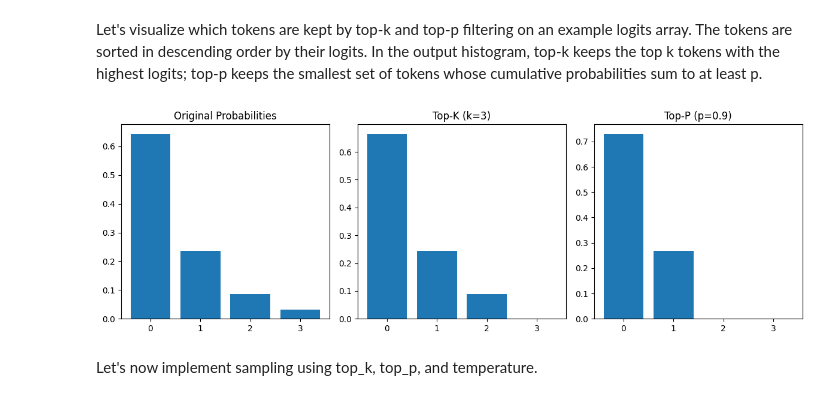
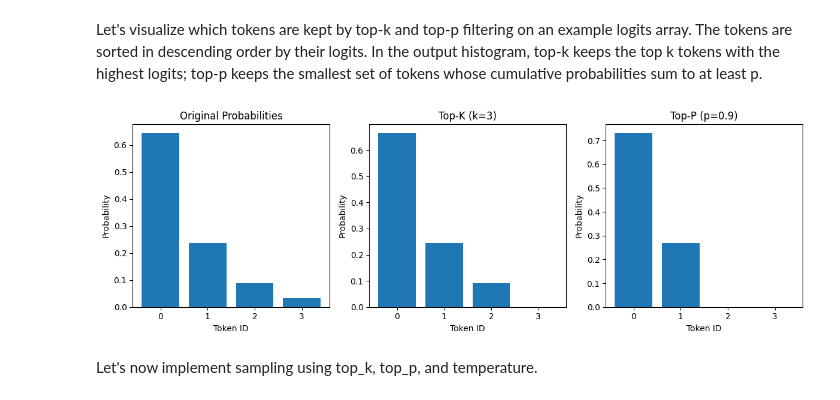
Before and after one commit to shunzh/llm.ipynb, a Jupyter notebook: llm.ipynb, the cells around one changed output. Cells and saved outputs as stored; diff of their text form; code cells hidden in the pictures.

```diff
--- a/llm.ipynb
+++ b/llm.ipynb
@@ -727,34 +727,40 @@ def test_top_k_top_p(top_k=None, top_p=None):
         top_k_probs = torch.softmax(top_k_logits, dim=-1).squeeze().numpy()
     if top_p is not None:
         top_p_logits = top_p_filter(logits.clone(), top_p)
         top_p_probs = torch.softmax(top_p_logits, dim=-1).squeeze().numpy()
 
     n_plots = 1 + int(top_k is not None) + int(top_p is not None)
     plt.figure(figsize=(4 * n_plots, 4))
 
     plt.subplot(1, n_plots, 1)
     plt.bar(tokens, original_probs)
     plt.title("Original Probabilities")
+    plt.xlabel("Token ID")
+    plt.ylabel("Probability")
 
     plot_idx = 2
     if top_k_probs is not None:
         plt.subplot(1, n_plots, plot_idx)
         plt.bar(tokens, top_k_probs)
         plt.title(f"Top-K (k={top_k})")
+        plt.xlabel("Token ID")
+        plt.ylabel("Probability")
         plot_idx += 1
 
     if top_p_probs is not None:
         plt.subplot(1, n_plots, plot_idx)
         plt.bar(tokens, top_p_probs)
         plt.title(f"Top-P (p={top_p})")
+        plt.xlabel("Token ID")
+        plt.ylabel("Probability")
 
     plt.tight_layout()
     plt.show()
 
 
 test_top_k_top_p(top_k=3, top_p=0.9)
 # %% [output]
-[figure, old version]
+[figure, new version]
 # %% [markdown]
 Let's now implement sampling using top_k, top_p, and temperature.
 # %%
```
